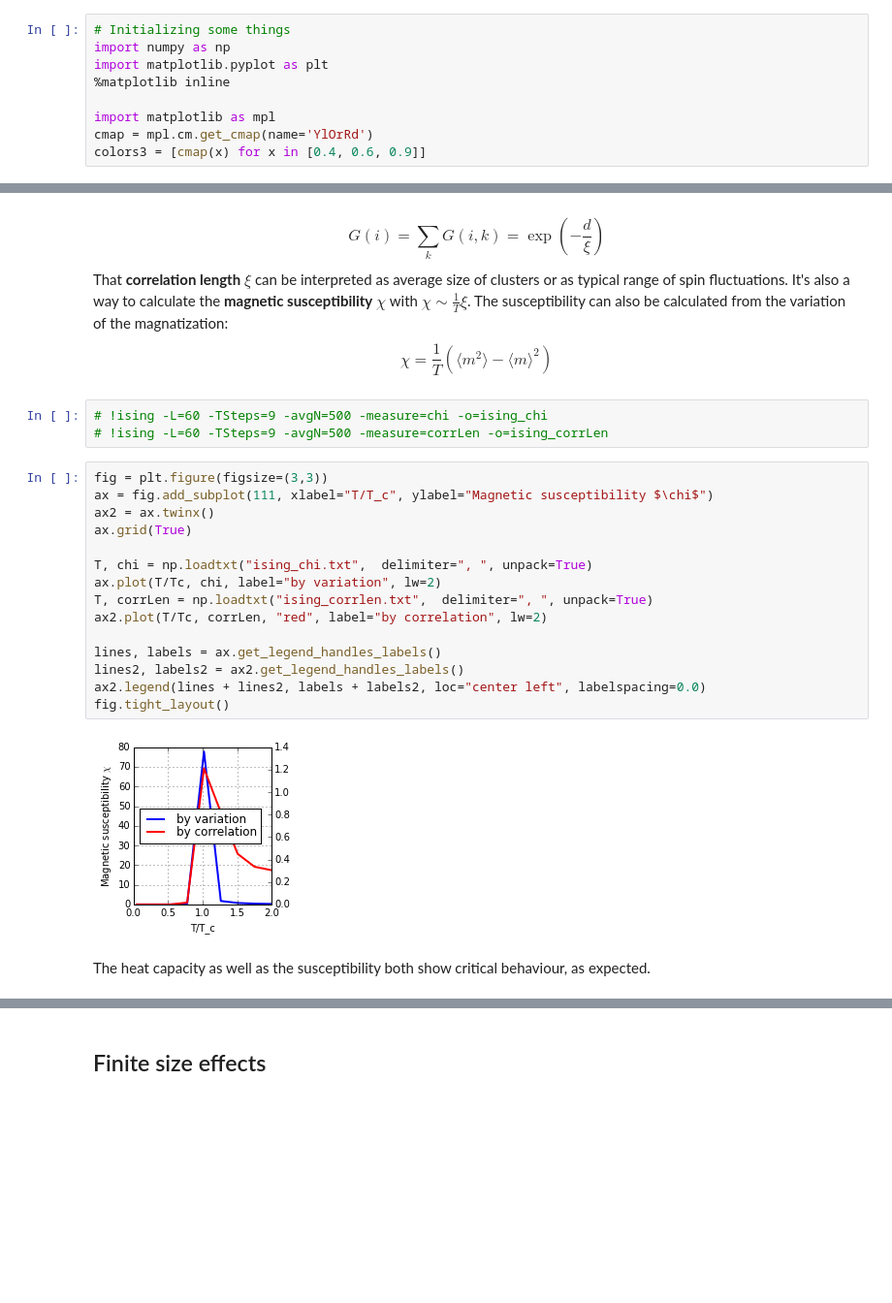
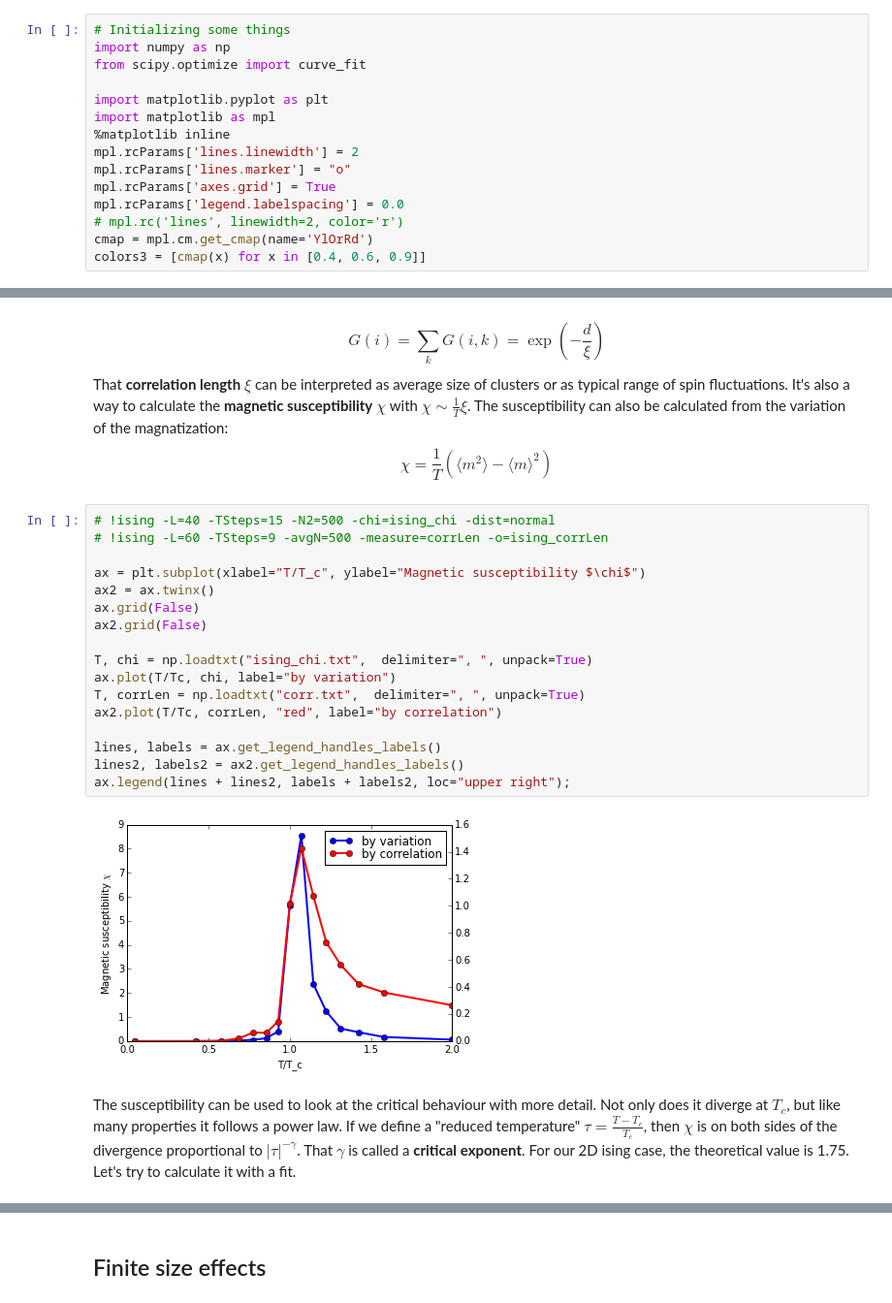
Before and after one commit to s9w/magneto, a Jupyter notebook: usage.ipynb, the cells around one changed output, grey strips where cells are left out. Shown at 97% size. Drawn from its saved outputs; the diff is of its cells as text; blank space fills up the shorter version.

Commit message:
Added correlation length back in

```diff
--- a/usage.ipynb
+++ b/usage.ipynb
@@ -1,10 +1,16 @@
 # %%
 # Initializing some things
 import numpy as np
+from scipy.optimize import curve_fit
+
 import matplotlib.pyplot as plt
+import matplotlib as mpl
 %matplotlib inline
-
-import matplotlib as mpl
+mpl.rcParams['lines.linewidth'] = 2
+mpl.rcParams['lines.marker'] = "o"
+mpl.rcParams['axes.grid'] = True
+mpl.rcParams['legend.labelspacing'] = 0.0
+# mpl.rc('lines', linewidth=2, color='r')
 cmap = mpl.cm.get_cmap(name='YlOrRd')
 colors3 = [cmap(x) for x in [0.4, 0.6, 0.9]]
 # %% [markdown]
@@ -179,25 +168,24 @@ It decreases with their distance $d$ and can be modeled by an exponential functi
 $$G(i)=\sum_k G(i,k)=\exp(-\frac d \xi)$$
 That **correlation length** $\xi$ can be interpreted as average size of clusters or as typical range of spin fluctuations. It's also a way to calculate the **magnetic susceptibility** $\chi$ with $\chi \sim \frac 1 T \xi$. The susceptibility can also be calculated from the variation of the magnatization:
 $$\chi=\frac{1}{T}(\langle m^2\rangle - \langle m\rangle^2)$$
-# %%
-# !ising -L=60 -TSteps=9 -avgN=500 -measure=chi -o=ising_chi
-# !ising -L=60 -TSteps=9 -avgN=500 -measure=corrLen -o=ising_corrLen
 # %%
-fig = plt.figure(figsize=(3,3))
-ax = fig.add_subplot(111, xlabel="T/T_c", ylabel="Magnetic susceptibility $\chi$")
+# !ising -L=40 -TSteps=15 -N2=500 -chi=ising_chi -dist=normal
+# !ising -L=60 -TSteps=9 -avgN=500 -measure=corrLen -o=ising_corrLen
+
+ax = plt.subplot(xlabel="T/T_c", ylabel="Magnetic susceptibility $\chi$")
 ax2 = ax.twinx()
-ax.grid(True)
+ax.grid(False)
+ax2.grid(False)
 
 T, chi = np.loadtxt("ising_chi.txt",  delimiter=", ", unpack=True)
-ax.plot(T/Tc, chi, label="by variation", lw=2)
-T, corrLen = np.loadtxt("ising_corrlen.txt",  delimiter=", ", unpack=True)
-ax2.plot(T/Tc, corrLen, "red", label="by correlation", lw=2)
+ax.plot(T/Tc, chi, label="by variation")
+T, corrLen = np.loadtxt("corr.txt",  delimiter=", ", unpack=True)
+ax2.plot(T/Tc, corrLen, "red", label="by correlation")
 
 lines, labels = ax.get_legend_handles_labels()
 lines2, labels2 = ax2.get_legend_handles_labels()
-ax2.legend(lines + lines2, labels + labels2, loc="center left", labelspacing=0.0)
-fig.tight_layout()
+ax.legend(lines + lines2, labels + labels2, loc="upper right");
 # %% [output]
-[figure, old version]
+[figure, new version]
-# %% [markdown]
-The heat capacity as well as the susceptibility both show critical behaviour, as expected.
+# %% [markdown]
+The susceptibility can be used to look at the critical behaviour with more detail. Not only does it diverge at $T_c$, but like many properties it follows a power law. If we define a "reduced temperature" $\tau=\frac{T-T_c}{T_c}$, then $\chi$ is on both sides of the divergence proportional to $\lvert\tau\rvert^{-\gamma}$. That $\gamma$ is called a **critical exponent**. For our 2D ising case, the theoretical value is 1.75. Let's try to calculate it with a fit.
```
Also changed, not shown: parts of 13 cells of this notebook, 9 other files.
